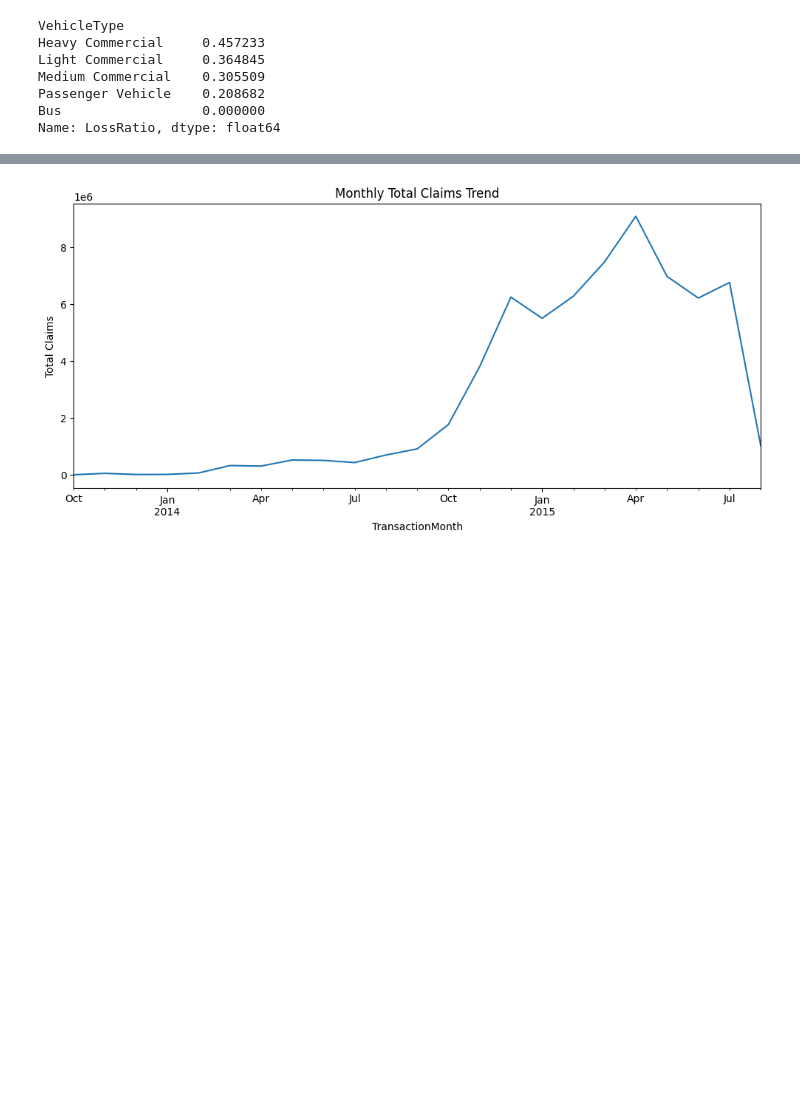
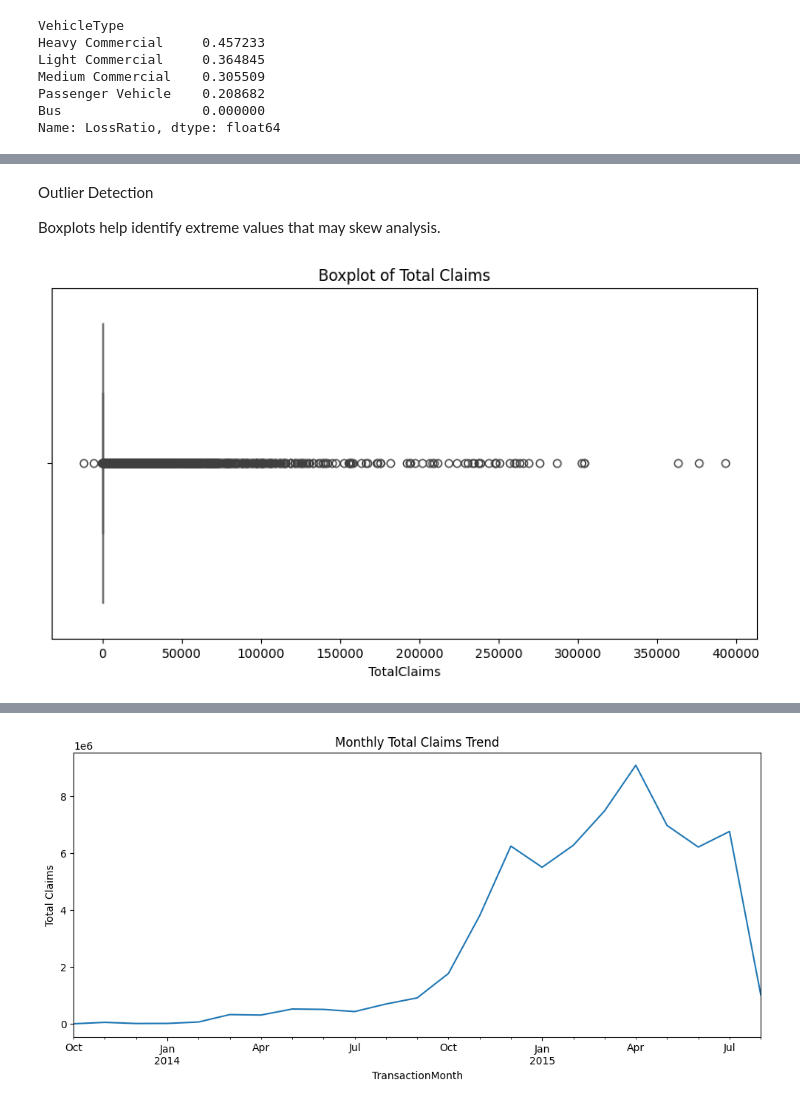
Before and after one commit to Bilen189/insurance-risk-analytics-week3, a Jupyter notebook: notebooks/01_eda.ipynb, the cells around one changed output, grey strips where cells are left out. Saved outputs shown, nothing was run; the diff lists cells and outputs as text; code cells hidden in the pictures; blank space fills up the shorter version.

Commit message:
feat: improve EDA completeness and add error handling

```diff
--- a/notebooks/01_eda.ipynb
+++ b/notebooks/01_eda.ipynb
@@ -6,11 +26,22 @@ import seaborn as sns
 
 pd.set_option("display.max_columns", None)
 
-df = pd.read_csv(
-    "../data/insurance_data.txt",
-    sep="|",
-    encoding="latin1"
-)
+try:
+    df = pd.read_csv(
+        "../data/insurance_data.txt",
+        sep="|",
+        encoding="latin1"
+    )
 
-df.head()
+    print("Dataset loaded successfully.")
+    print(f"Dataset shape: {df.shape}")
+
+except FileNotFoundError:
+    print("ERROR: Dataset file not found.")
+
+except pd.errors.EmptyDataError:
+    print("ERROR: Dataset is empty.")
+
+except Exception as e:
+    print(f"Unexpected error: {e}")
 # %% [output]
@@ -192,0 +368,16 @@ Name: LossRatio, dtype: float64
+# %% [markdown]
+Outlier Detection
+
+Boxplots help identify extreme values that may skew analysis.
+# %%
+plt.figure(figsize=(10,5))
+
+sns.boxplot(
+    x=df["TotalClaims"]
+)
+
+plt.title("Boxplot of Total Claims")
+
+plt.show()
+# %% [output]
+[figure, added]
```
Also changed, not shown: parts of 18 cells of this notebook, 3 other files.
